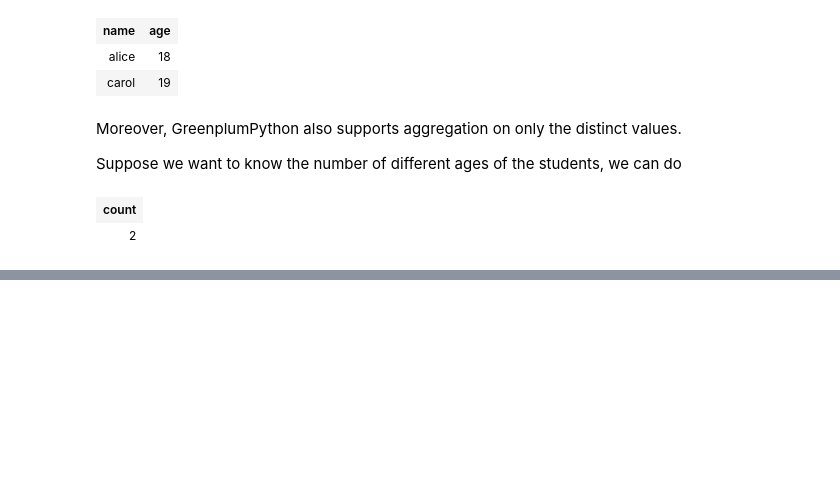
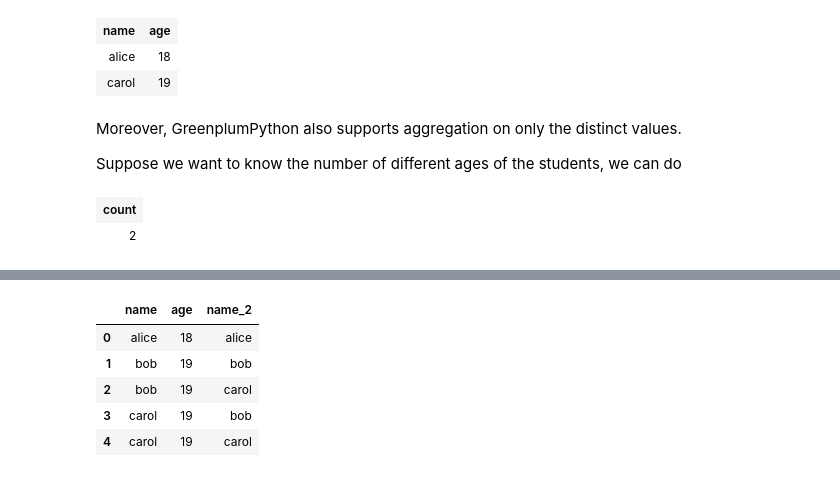
Before and after one commit to greenplum-db/GreenplumPython-archive, a Jupyter notebook: doc/source/notebooks/pandas.ipynb, the cells around one changed output, grey strips where cells are left out. Saved outputs shown, nothing was run; the diff lists cells and outputs as text; code cells hidden in the pictures; blank space fills up the shorter version.

```diff
--- a/doc/source/notebooks/pandas.ipynb
+++ b/doc/source/notebooks/pandas.ipynb
@@ -421,0 +434,9 @@ student.apply(lambda t: count.distinct(t["age"]))
+# %%
+df.merge(df, on="age", suffixes=("", "_2"))
+# %% [output]
+|  | name | age | name_2 |
+| 0 | alice | 18 | alice |
+| 1 | bob | 19 | bob |
+| 2 | bob | 19 | carol |
+| 3 | carol | 19 | bob |
+| 4 | carol | 19 | carol |
```
Also changed, not shown: parts of 6 cells of this notebook.
